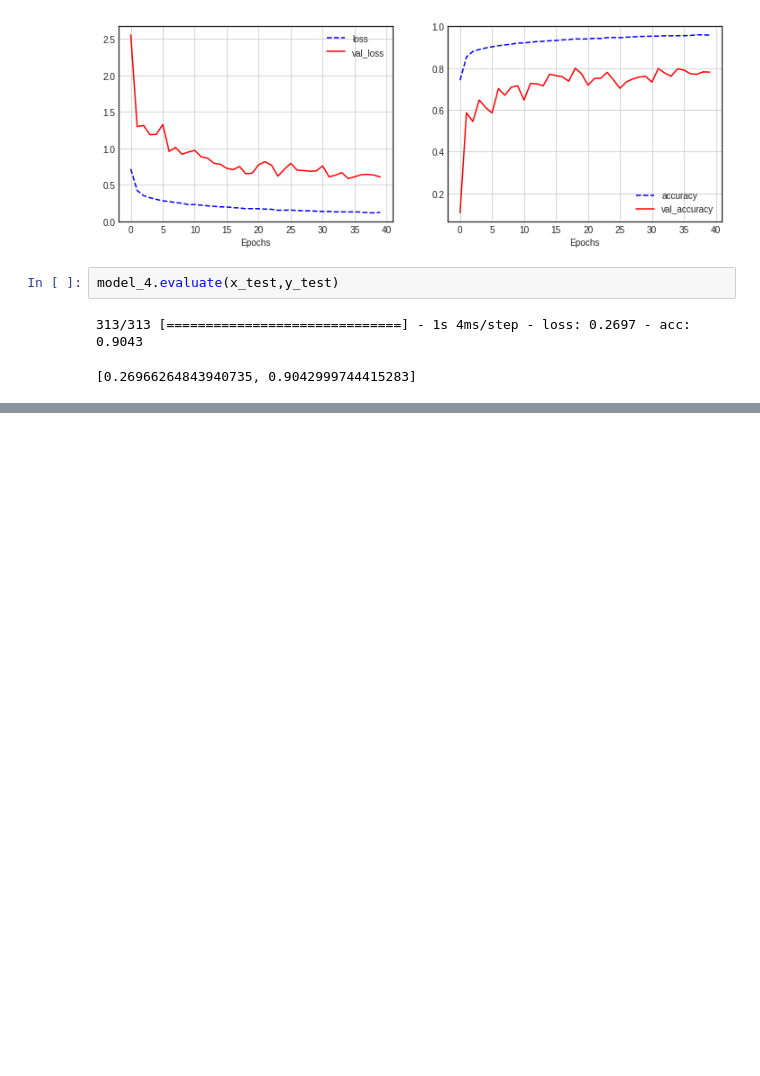
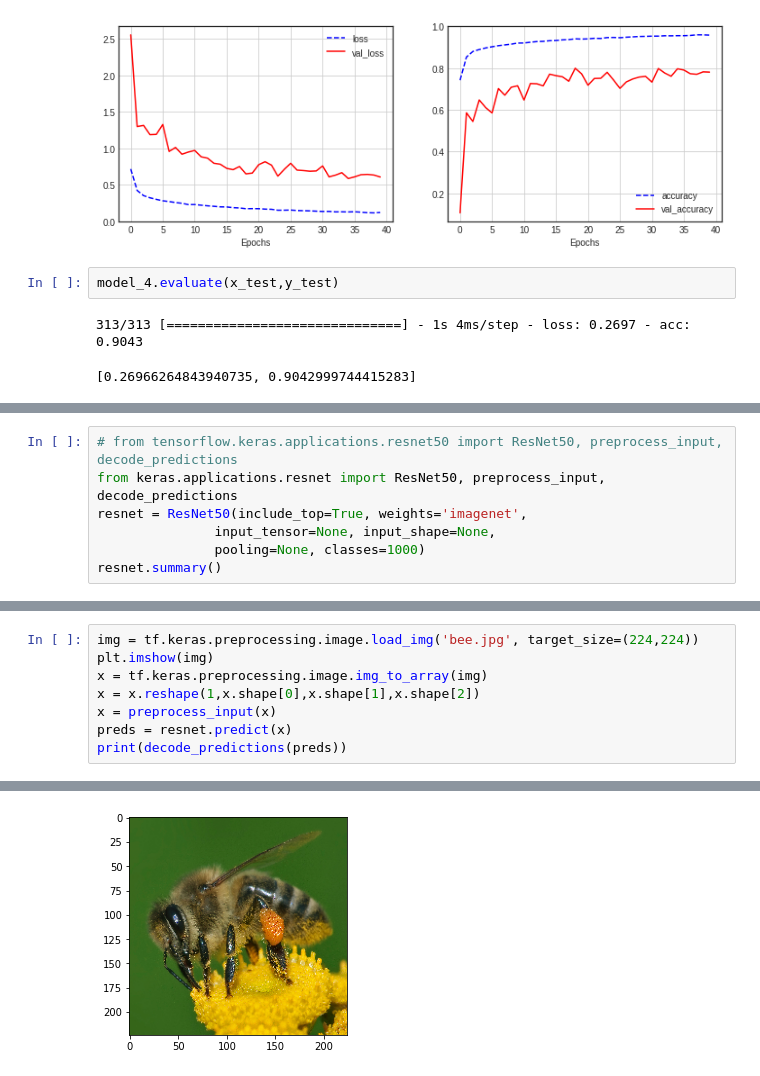
Before and after one commit to bnv20/kdt7, a Jupyter notebook: m9_딥러닝기초/컨볼루션 신경망활용.ipynb, the cells around one changed output, grey strips where cells are left out. Cells and saved outputs as stored; diff of their text form; blank space fills up the shorter version.

```diff
--- a/m9_딥러닝기초/컨볼루션 신경망활용.ipynb
+++ b/m9_딥러닝기초/컨볼루션 신경망활용.ipynb
@@ -446,0 +618,7 @@ model_4.evaluate(x_test,y_test)
+# %%
+# from tensorflow.keras.applications.resnet50 import ResNet50, preprocess_input, decode_predictions
+from keras.applications.resnet import ResNet50, preprocess_input, decode_predictions
+resnet = ResNet50(include_top=True, weights='imagenet',
+               input_tensor=None, input_shape=None,
+               pooling=None, classes=1000)
+resnet.summary()
@@ -446,0 +656,9 @@ model_4.evaluate(x_test,y_test)
+# %%
+img = tf.keras.preprocessing.image.load_img('bee.jpg', target_size=(224,224))
+plt.imshow(img)
+x = tf.keras.preprocessing.image.img_to_array(img)
+x = x.reshape(1,x.shape[0],x.shape[1],x.shape[2])
+x = preprocess_input(x)
+preds = resnet.predict(x)
+print(decode_predictions(preds))
+# %% [output]
@@ -446,0 +667 @@ model_4.evaluate(x_test,y_test)
+[figure, added]
```
Also changed, not shown: parts of 22 cells of this notebook.
